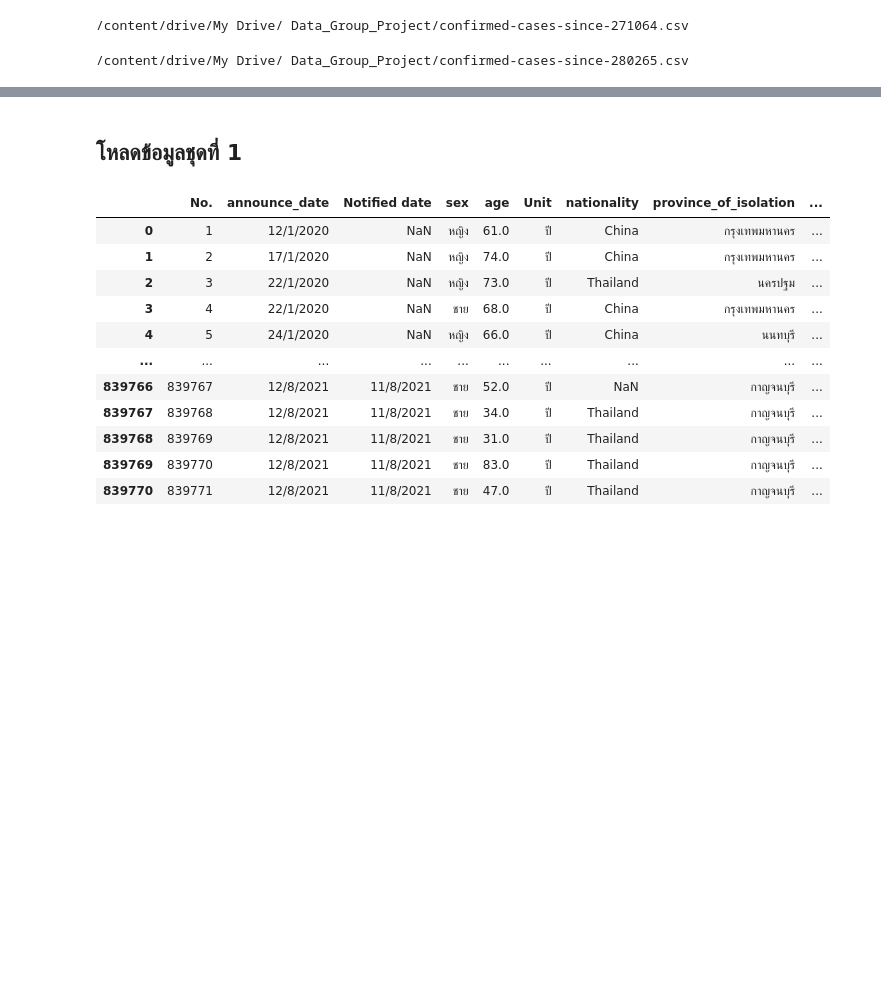
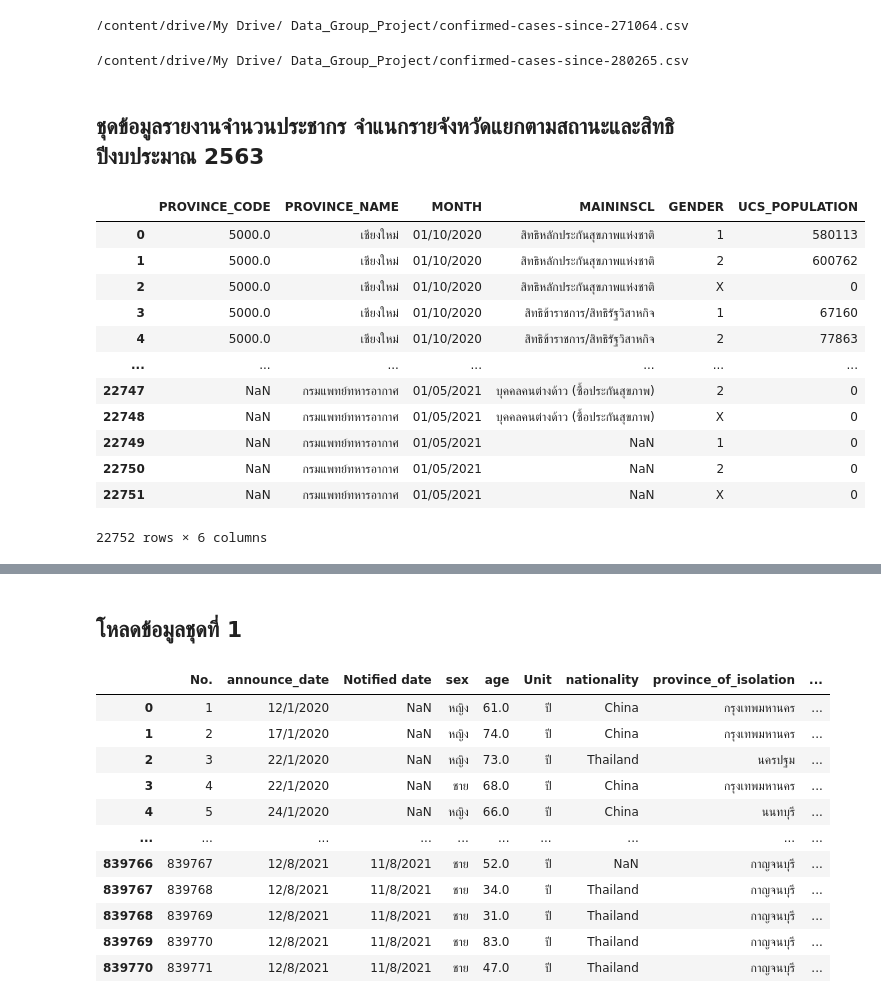
Before and after one commit to Khamsaen2489/data_viz_2022, a Jupyter notebook: Group_Project.ipynb, the cells around one changed output, grey strips where cells are left out. Cells and saved outputs as stored; diff of their text form; code cells hidden in the pictures; blank space fills up the shorter version.

```diff
--- a/Group_Project.ipynb
+++ b/Group_Project.ipynb
@@ -13,0 +18,3 @@ path = '/content/drive/My Drive/ Data_Group_Project'
+# %%
+covid_file_path0= os.path.join(path,'pop_maininscl_2563.csv') #โหลดชุดข้อมูลรายงานจำนวนประชากร จำแนกรายจังหวัด แยกตามสถานะและสิทธิ ปีงบประมาณ 2563
+print(covid_file_path0)
@@ -31,3 +42,22 @@ covid_file_path4 = os.path.join(path,'confirmed-cases-since-280265.csv')
 print(covid_file_path4)
 # %% [output]
 /content/drive/My Drive/ Data_Group_Project/confirmed-cases-since-280265.csv
+# %% [markdown]
+## ชุดข้อมูลรายงานจำนวนประชากร จำแนกรายจังหวัดแยกตามสถานะและสิทธิ ปีงบประมาณ 2563
+# %%
+data_file = pd.read_csv(covid_file_path0)
+data_file
+# %% [output]
+|  | PROVINCE_CODE | PROVINCE_NAME | MONTH | MAININSCL | GENDER | UCS_POPULATION |
+| 0 | 5000.0 | เชียงใหม่ | 01/10/2020 | สิทธิหลักประกันสุขภาพแห่งชาติ | 1 | 580113 |
+| 1 | 5000.0 | เชียงใหม่ | 01/10/2020 | สิทธิหลักประกันสุขภาพแห่งชาติ | 2 | 600762 |
+| 2 | 5000.0 | เชียงใหม่ | 01/10/2020 | สิทธิหลักประกันสุขภาพแห่งชาติ | X | 0 |
+| 3 | 5000.0 | เชียงใหม่ | 01/10/2020 | สิทธิข้าราชการ/สิทธิรัฐวิสาหกิจ | 1 | 67160 |
+| 4 | 5000.0 | เชียงใหม่ | 01/10/2020 | สิทธิข้าราชการ/สิทธิรัฐวิสาหกิจ | 2 | 77863 |
+| ... | ... | ... | ... | ... | ... | ... |
+| 22747 | NaN | กรมแพทย์ทหารอากาศ | 01/05/2021 | บุคคลคนต่างด้าว (ซื้อประกันสุขภาพ) | 2 | 0 |
+| 22748 | NaN | กรมแพทย์ทหารอากาศ | 01/05/2021 | บุคคลคนต่างด้าว (ซื้อประกันสุขภาพ) | X | 0 |
+| 22749 | NaN | กรมแพทย์ทหารอากาศ | 01/05/2021 | NaN | 1 | 0 |
+| 22750 | NaN | กรมแพทย์ทหารอากาศ | 01/05/2021 | NaN | 2 | 0 |
+| 22751 | NaN | กรมแพทย์ทหารอากาศ | 01/05/2021 | NaN | X | 0 |
+22752 rows × 6 columns
```
Also changed, not shown: parts of 37 cells of this notebook.
